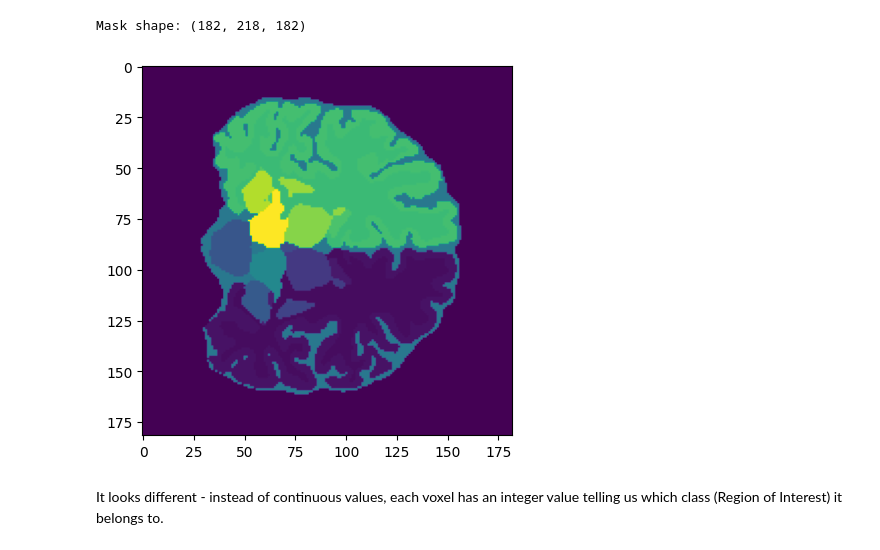
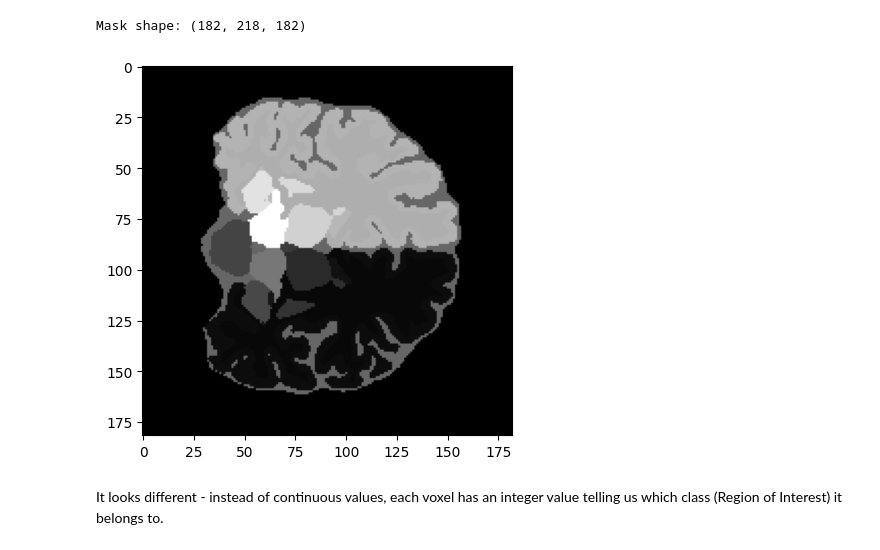
Before and after one commit to Arman-Beykmohammadi/Disentangled-Variational-Autoencoder-for-Identifying-Dementia-Features-in-Brain-MRIs, a Jupyter notebook: notebooks/data-loading-example.ipynb, the cells around one changed output. Cells and saved outputs as stored; diff of their text form; code cells hidden in the pictures.

```diff
--- a/notebooks/data-loading-example.ipynb
+++ b/notebooks/data-loading-example.ipynb
@@ -10,10 +10,9 @@ import matplotlib.pyplot as plt
 # %% [markdown]
 ### Let's load the scan itself
 # %%
-
 # make sure you have copied the example data to data/example
 
-subject_root = Path('../data/example/S88111')
+subject_root = Path('data/example/S88111')
 assert subject_root.exists()
 
 path_scan = subject_root / 'T1toMNIlin.nii.gz'
@@ -37,7 +38,8 @@ plt.close()
 # %% [markdown]
 ### Let's load the corresponding segmentation mask
 # %%
-path_mask = (subject_root / 'synthseg_7_3_2' / 'T1toMNIlin_synthseg.nii.gz').resolve()
+path_mask = (subject_root / 'synthseg_7_3_2' /
+             'T1toMNIlin_synthseg.nii.gz').resolve()
 assert path_mask.exists(), f"File not found: {path_mask}"
 
 # Load the mask file and get its data
@@ -48,11 +50,11 @@ print("Mask shape:", mask.shape)
 # %% [output]
 Mask shape: (182, 218, 182)
 # %%
-plt.imshow(mask[:, mask.shape[1] // 2])
+plt.imshow(mask[:, mask.shape[1] // 2], cmap='gray')
 plt.show()
 plt.close()
 # %% [output]
-[figure, old version]
+[figure, new version]
 # %% [markdown]
 It looks different - instead of continuous values, each voxel has an integer value telling us which class (Region of Interest) it belongs to.
 # %%
```
Also changed, not shown: parts of 25 cells of this notebook, 6 other files.
